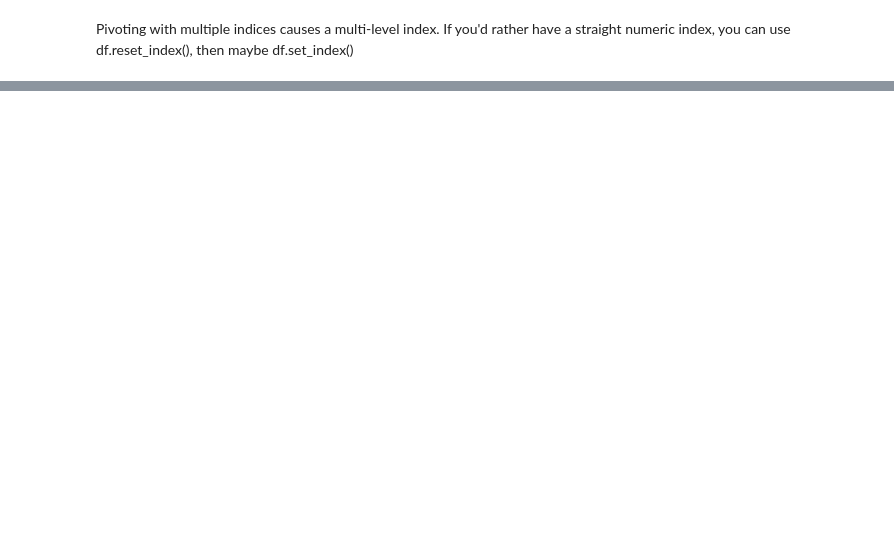
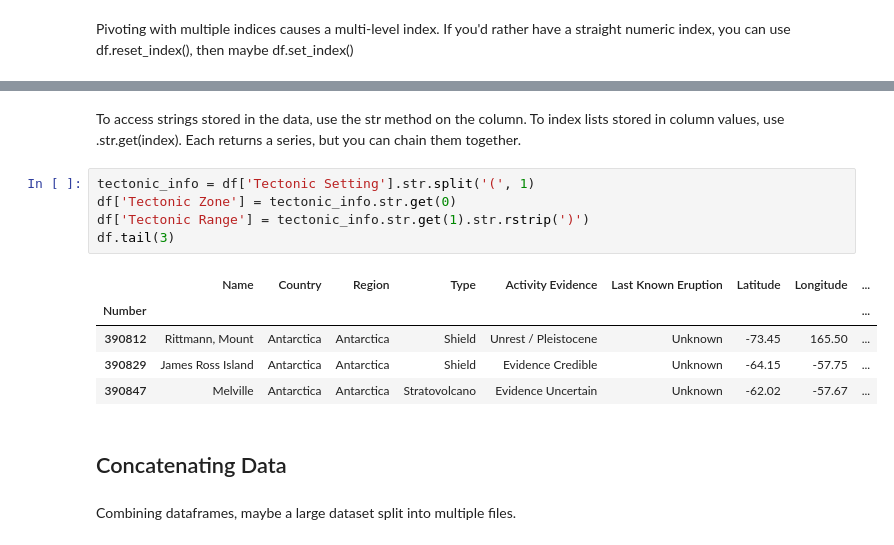
Before and after one commit to aschet01/cookbook, a Jupyter notebook: pandas.ipynb, the cells around one changed output, grey strips where cells are left out. Saved outputs shown, nothing was run; the diff lists cells and outputs as text; blank space fills up the shorter version.

```diff
--- a/pandas.ipynb
+++ b/pandas.ipynb
@@ -636,0 +635,17 @@ Index(['Chaine des Puys', 'Olot Volcanic Field', 'West Eifel Volcanic Field'], d
+# %% [markdown]
+To access strings stored in the data, use the str method on the column. To index lists stored in column values, use .str.get(index). Each returns a series, but you can chain them together.
+# %%
+tectonic_info = df['Tectonic Setting'].str.split('(', 1)
+df['Tectonic Zone'] = tectonic_info.str.get(0)
+df['Tectonic Range'] = tectonic_info.str.get(1).str.rstrip(')')
+df.tail(3)
+# %% [output]
+|  | Name | Country | Region | Type | Activity Evidence | Last Known Eruption | Latitude | Longitude | ... |
+| Number |  |  |  |  |  |  |  |  | ... |
+| 390812 | Rittmann, Mount | Antarctica | Antarctica | Shield | Unrest / Pleistocene | Unknown | -73.45 | 165.50 | ... |
+| 390829 | James Ross Island | Antarctica | Antarctica | Shield | Evidence Credible | Unknown | -64.15 | -57.75 | ... |
+| 390847 | Melville | Antarctica | Antarctica | Stratovolcano | Evidence Uncertain | Unknown | -62.02 | -57.67 | ... |
+# %% [markdown]
+## Concatenating Data
+# %% [markdown]
+Combining dataframes, maybe a large dataset split into multiple files.
```
Also changed, not shown: parts of 11 cells of this notebook.
